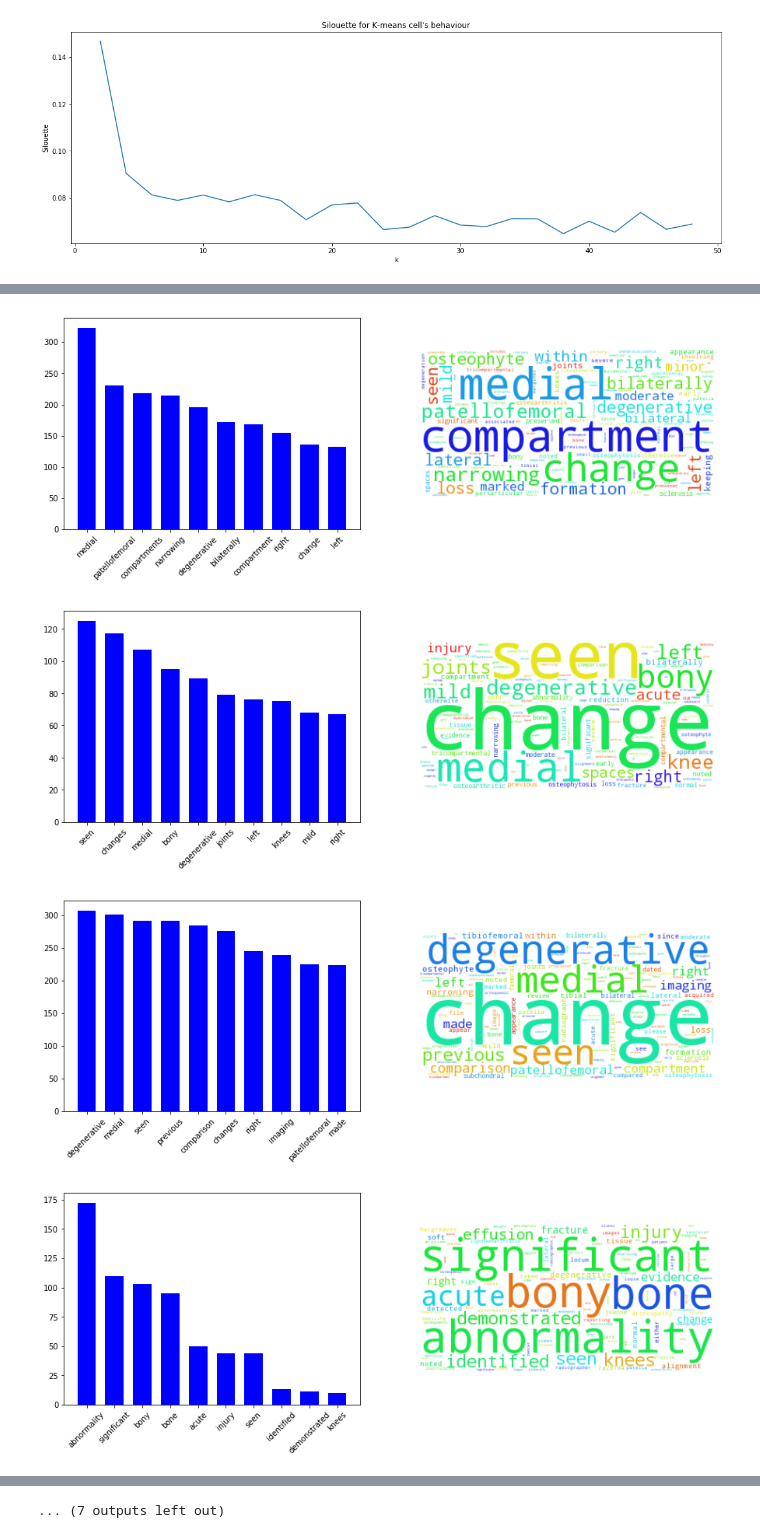
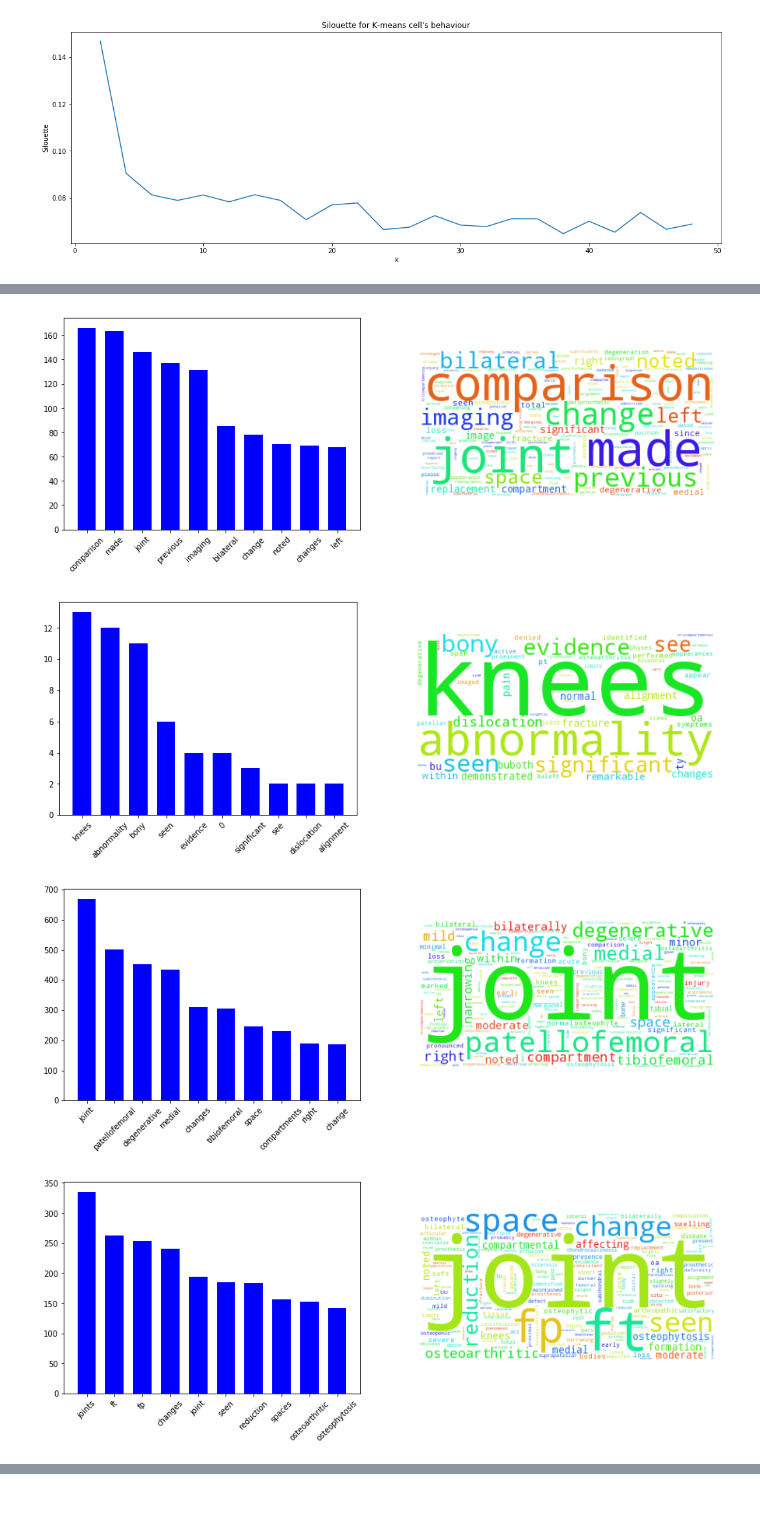
Before and after one commit to kasimayy/x_ray_fracture_localisation, a Jupyter notebook: VisualiseReports.ipynb, the cells around one changed output, grey strips where cells are left out. Drawn from its saved outputs; the diff is of its cells as text; code cells hidden in the pictures; blank space fills up the shorter version.

Commit message:
infersent cluster evaluation

```diff
--- a/VisualiseReports.ipynb
+++ b/VisualiseReports.ipynb
@@ -522,5 +523,6 @@ plt.show()
 # %%
 # Cluster documents using K-means
+from sklearn.cluster import KMeans
 
 def kmeans_clustering(vectors, num_clusters):
     # docvecs = model.docvecs
@@ -529,7 +531,7 @@ def kmeans_clustering(vectors, num_clusters):
     return kmeans.labels_
 
 # Kmeans
-num_clusters_is = 18
+num_clusters_is = 10
 
 # print report_samples_linebreaks[1]
 
@@ -600,14 +603,16 @@ from nltk.corpus import stopwords
 from wordcloud import WordCloud
 %matplotlib inline
 
-mystoplist = ['xr', 'knee', 'both', 'x-ray', 'joint', 'space', ':', '.', ',']
+mystoplist = ['xr', 'knee', 'both', 'x-ray', ':', '.', ',']
 stoplist = mystoplist + stopwords.words('english')
 
 clusters_is = {}
+cluster_sizes = []
 for k in range(num_clusters_is):
     wc = WordCloud(background_color="white")
     #report_sample =  random.sample(list(report_list))
     clusters_is["cluster{0}".format(k)] = [i for i,j in zip(reports, kmeans_labels_is) if j==k]
+    cluster_sizes.append(len(clusters_is["cluster{0}".format(k)]))
     #print random.choice(list(clusters["cluster{0}".format(k)]))
 
     #print type(clusters["cluster{0}".format(k)])
@@ -633,6 +638,13 @@ for k in range(num_clusters_is):
     a2.axis("off")
     fig.show()
 
-    print 'Reports in cluster: ', len(clusters_is["cluster{0}".format(k)])
+    print 'Reports in cluster {0}: '.format(k), len(clusters_is["cluster{0}".format(k)])
+    print 'Sample report: '
     print clusters_is["cluster{0}".format(k)][np.random.choice(len(clusters_is["cluster{0}".format(k)]))]
+    print ''
+
+# Save clusters
+import json
+with open('kmeans_clusters_infersent.json', 'w') as fp:
+    json.dump(clusters_is, fp)
 # %% [output]
@@ -656,4 +668,4 @@ bony abnormality
-[figure, old version]
+[figure, new version]
-[figure, old version]
+[figure, new version]
-[figure, old version]
+[figure, new version]
-[figure, old version]
+[figure, new version]
@@ -667 +677,0 @@ bony abnormality
-... (7 outputs left out)
```
Also changed, not shown: parts of 15 cells of this notebook, 1 other file.
